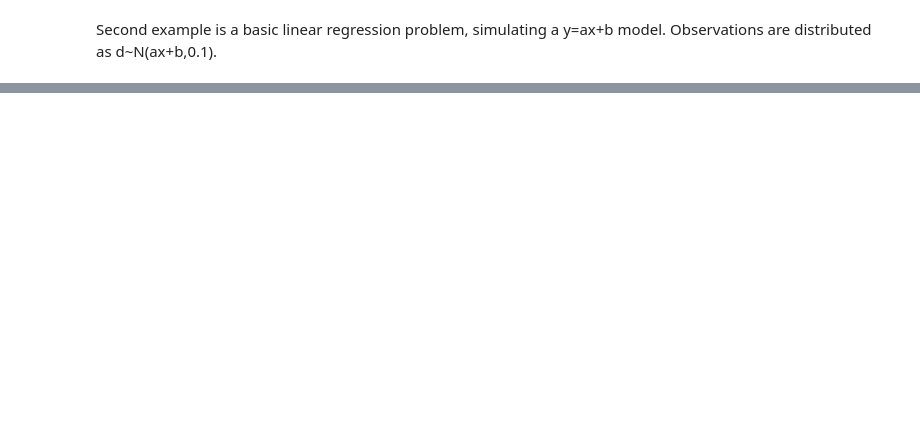
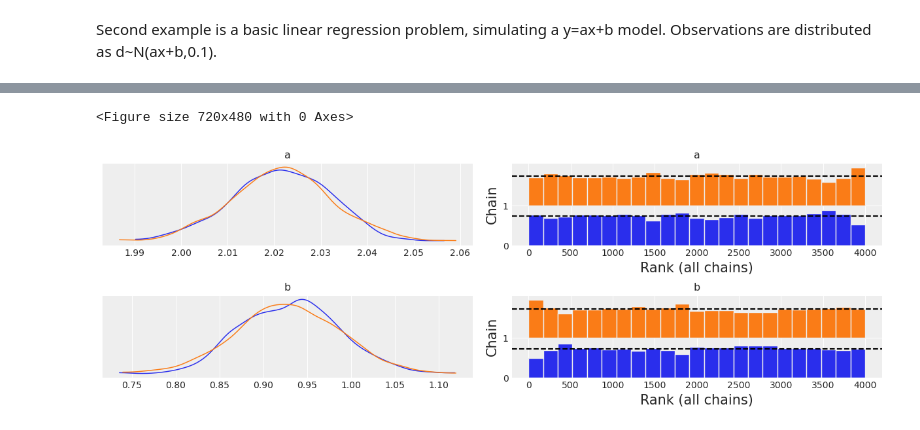
Before and after one commit to RichardGrumitt/NS_NFMC_tests, a Jupyter notebook: ns_nfmc_benchmarks.ipynb, the cells around one changed output, grey strips where cells are left out. Drawn from its saved outputs; the diff is of its cells as text; code cells hidden in the pictures; blank space fills up the shorter version.

```diff
--- a/ns_nfmc_benchmarks.ipynb
+++ b/ns_nfmc_benchmarks.ipynb
@@ -311,0 +131,4 @@ plt.show()
+# %%
+with reg_model:
+    nuts_trace = pm.sample(2000)
+    nuts_az = az.from_pymc3(nuts_trace)
@@ -311,0 +144,7 @@ plt.show()
+# %%
+plt.figure()
+ax = az.plot_trace(nuts_az, compact=False, kind="rank_bars")
+plt.show()
+# %% [output]
+<Figure size 720x480 with 0 Axes>
+[figure, added]
```
Also changed, not shown: parts of 7 cells of this notebook.
